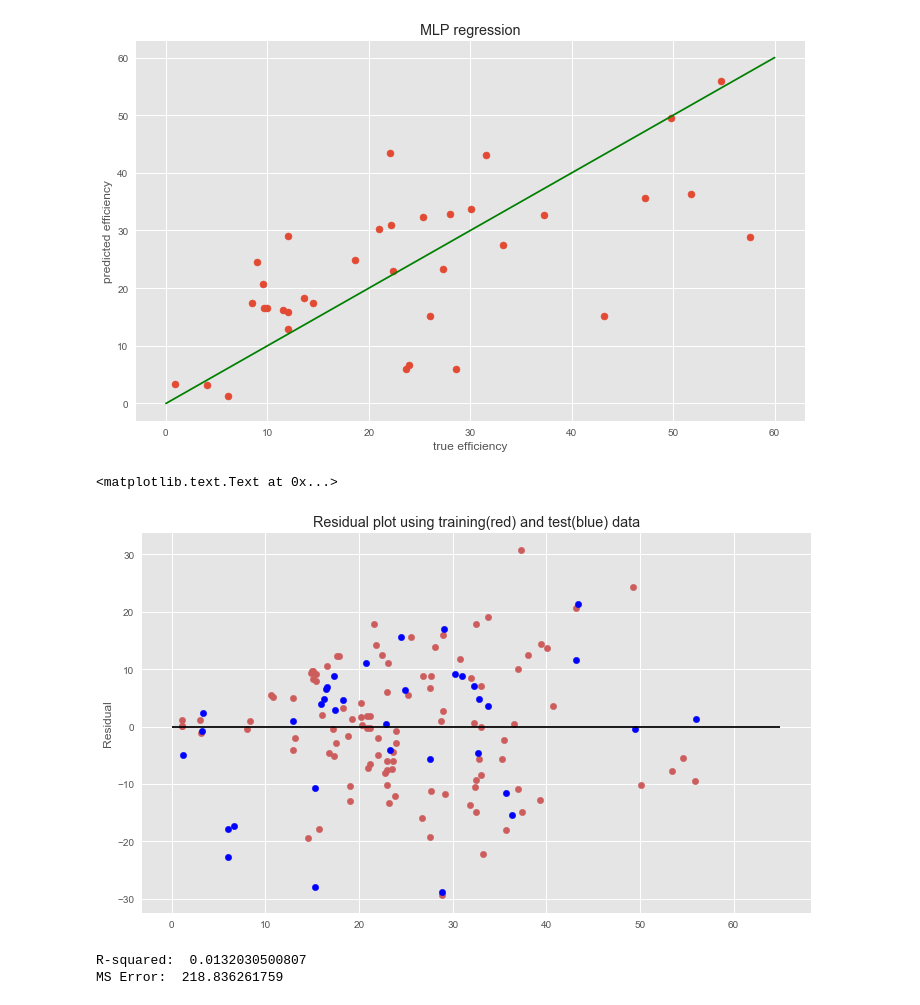
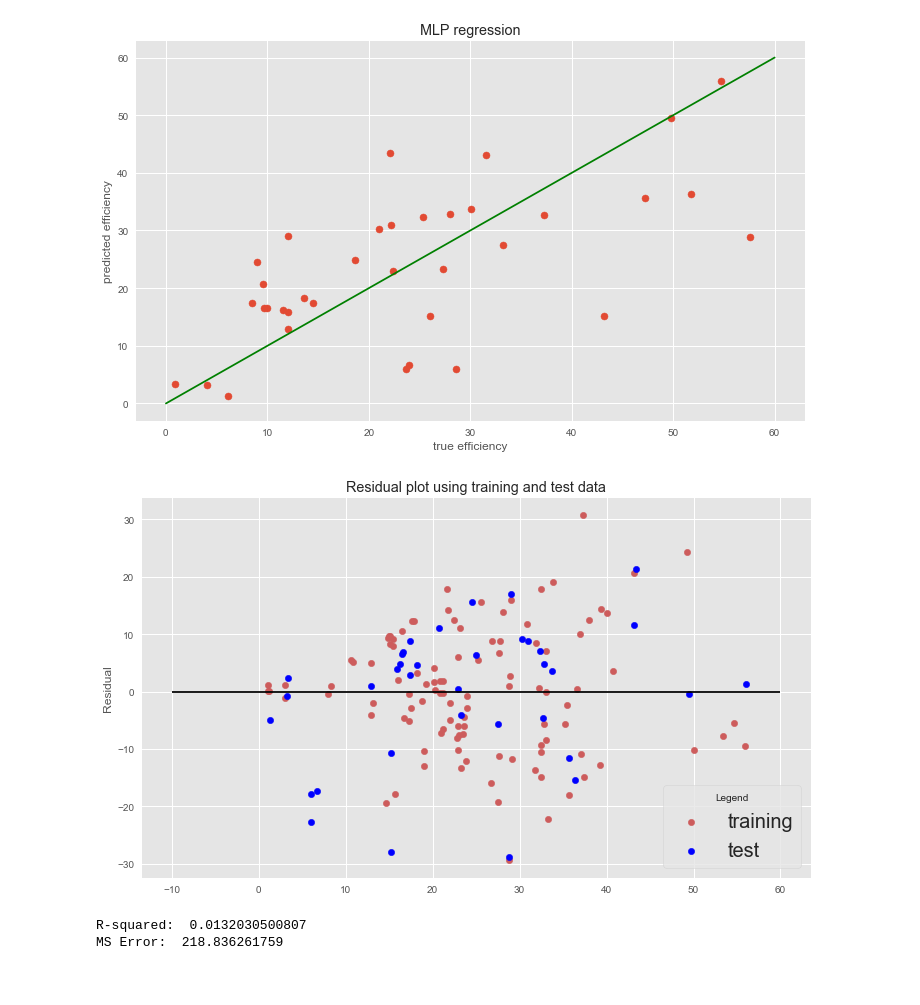
Before and after one commit to asyrafjanai/OLED-model, a Jupyter notebook: 1.4 - features extend side.ipynb, the cells around one changed output. Saved outputs shown, nothing was run; the diff lists cells and outputs as text; code cells hidden in the pictures.

```diff
--- a/1.4 - features extend side.ipynb
+++ b/1.4 - features extend side.ipynb
@@ -422,14 +387,16 @@ plt.show()
 # %% [output]
 [figure]
 # %%
-plt.scatter(regressor.predict(X_train), regressor.predict(X_train).reshape(107)-y_train.values.reshape(107), c='indianred', s=40)
-plt.scatter(regressor.predict(X_test), regressor.predict(X_test).reshape(36)-np.asarray(y_test).reshape(36), c='b', s=40)
-plt.hlines(y=0, xmin=0, xmax=65)
-plt.title('Residual plot using training(red) and test(blue) data')
+plt.scatter(regressor.predict(X_train), regressor.predict(X_train).reshape(len(X_train))-y_train.values.reshape(len(y_train)), c='indianred', s=40,
+           label='training')
+plt.scatter(regressor.predict(X_test), regressor.predict(X_test).reshape(len(X_test))-np.asarray(y_test).reshape(len(y_test)), c='b', s=40,
+            label ='test')
+plt.hlines(y=0, xmin=-10, xmax=60)
+plt.title('Residual plot using training and test data')
 plt.ylabel('Residual')
+plt.legend(loc=4, frameon=True, title='Legend');
 # %% [output]
-<matplotlib.text.Text at 0x...>
-[figure, old version]
+[figure, new version]
 # %%
 from sklearn.svm import SVR
 
```
Also changed, not shown: parts of 8 cells of this notebook.
